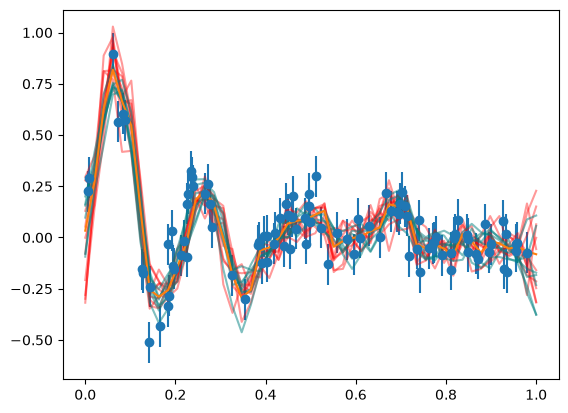
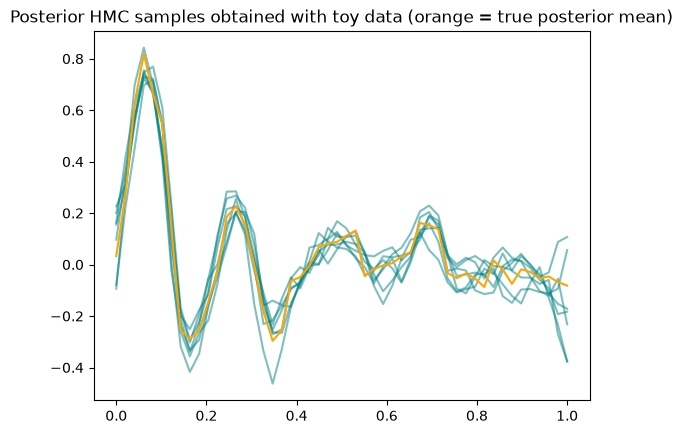
Code edit (unified diff) that turned the first committed figure into the second:
--- before
+++ after
@@ -42,9 +42,10 @@
 
 # Plot these on top of the observations
-plt.errorbar(x_obs, y_obs, yerr=y_obs_err, fmt='o', label='Observations', alpha = 1)
-for i in range (0, 10):
-    plt.plot(x, noise_sample_from_posterior_array[:, i], label = "Noise Posterior Sample", alpha = 0.4, color = "red")
+#plt.errorbar(x_obs, y_obs, yerr=y_obs_err, fmt='o', label='Observations', alpha = 1)
+#for i in range (0, 10):
+    #plt.plot(x, noise_sample_from_posterior_array[:, i], label = "Noise Posterior Sample", alpha = 0.4, color = "red")
 for i in range(0, 7):
     plt.plot(fixed_points_linspace, mcmc_samples[2500 + i*1000, :], label = "Posterior Sample", alpha = 0.5, color = 'teal');
-plt.plot(x, mean_sample_from_posterior, label = "Posterior Sample", alpha = 1);
+plt.plot(x, mean_sample_from_posterior, label = "Posterior Sample", alpha = 1, color = "orange");
+plt.title("Posterior HMC samples obtained with toy data (orange = true posterior mean)")
 plt.show();

Commit: day 8 changes